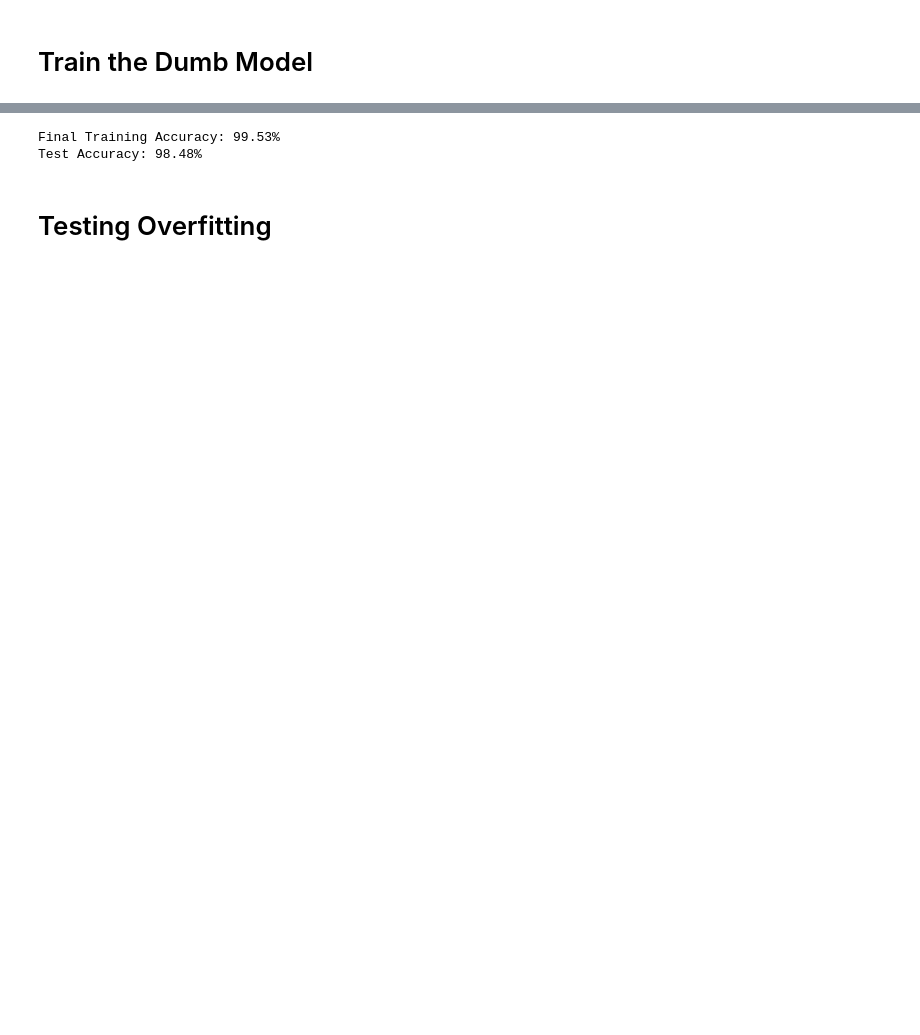
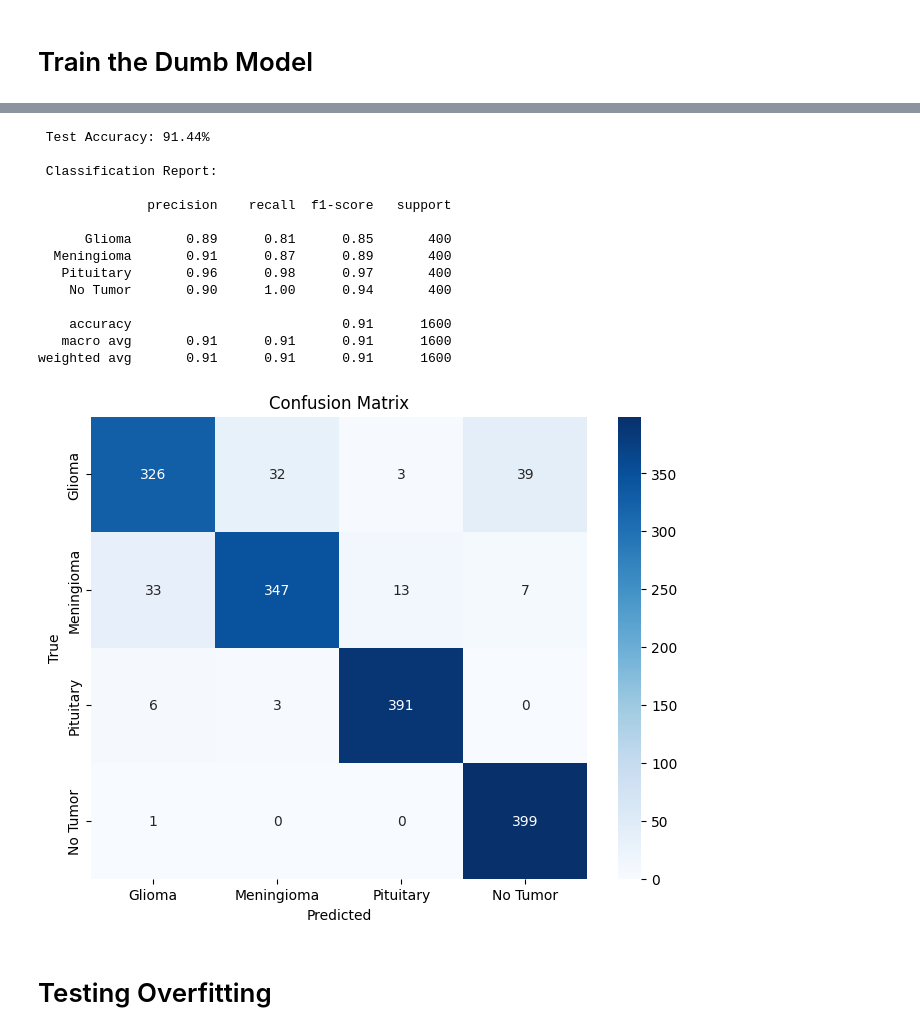
Before and after one commit to ARTiwary/MRI-brain-tumour-detection-with-gesture-control-, a Jupyter notebook: MRI-brain-tumour-detection-with-gesture-control-/MRI/Class-MRI-Brain-Tumor-Detector-checkpoint.ipynb, the cells around one changed output, grey strips where cells are left out. Drawn from its saved outputs; the diff is of its cells as text; code cells hidden in the pictures; blank space fills up the shorter version.

Commit message:
fix the data leak bug and get the test accuracy to 91%

```diff
--- a/MRI-brain-tumour-detection-with-gesture-control-/MRI/Class-MRI-Brain-Tumor-Detector-checkpoint.ipynb
+++ b/MRI-brain-tumour-detection-with-gesture-control-/MRI/Class-MRI-Brain-Tumor-Detector-checkpoint.ipynb
@@ -551,29 +538,62 @@ Test Accuracy: 0.9910714285714286
 # %%
-# After training loop
-final_train_acc = correct / total  # from last epoch
+model.eval()
 
-# Evaluate on test set
-model.eval()
-y_true, y_pred = [], []
+y_true = []
+y_pred = []
 
 with torch.no_grad():
     for batch in test_loader:
         images = batch['image'].to(device)
         labels = batch['label'].to(device)
+
         outputs = model(images)
         preds = torch.argmax(outputs, dim=1)
+
         y_true.extend(labels.cpu().numpy())
         y_pred.extend(preds.cpu().numpy())
 
+# Convert to numpy
 y_true = np.array(y_true)
 y_pred = np.array(y_pred)
-test_acc = np.mean(y_true == y_pred)
 
-print(f"Final Training Accuracy: {final_train_acc*100:.2f}%")
-print(f"Test Accuracy: {test_acc*100:.2f}%")
+# Accuracy
+test_acc = accuracy_score(y_true, y_pred)
+print(f"\n Test Accuracy: {test_acc*100:.2f}%")
+
+# Classification Report
+class_names = ["Glioma", "Meningioma", "Pituitary", "No Tumor"]
+
+print("\n Classification Report:\n")
+print(classification_report(y_true, y_pred, target_names=class_names))
+
+# Confusion Matrix
+cm = confusion_matrix(y_true, y_pred)
+
+plt.figure(figsize=(8,6))
+sns.heatmap(cm, annot=True, fmt='d', cmap='Blues',
+            xticklabels=class_names,
+            yticklabels=class_names)
+
+plt.xlabel("Predicted")
+plt.ylabel("True")
+plt.title("Confusion Matrix")
+plt.show()
 # %% [output]
-Final Training Accuracy: 99.53%
-Test Accuracy: 98.48%
+ Test Accuracy: 91.44%
+
+ Classification Report:
+
+              precision    recall  f1-score   support
+
+      Glioma       0.89      0.81      0.85       400
+  Meningioma       0.91      0.87      0.89       400
+   Pituitary       0.96      0.98      0.97       400
+    No Tumor       0.90      1.00      0.94       400
+
+    accuracy                           0.91      1600
+   macro avg       0.91      0.91      0.91      1600
+weighted avg       0.91      0.91      0.91      1600
+[figure, added]
 # %% [markdown]
 # Testing Overfitting
 # %%
```
Also changed, not shown: parts of 9 cells of this notebook.
